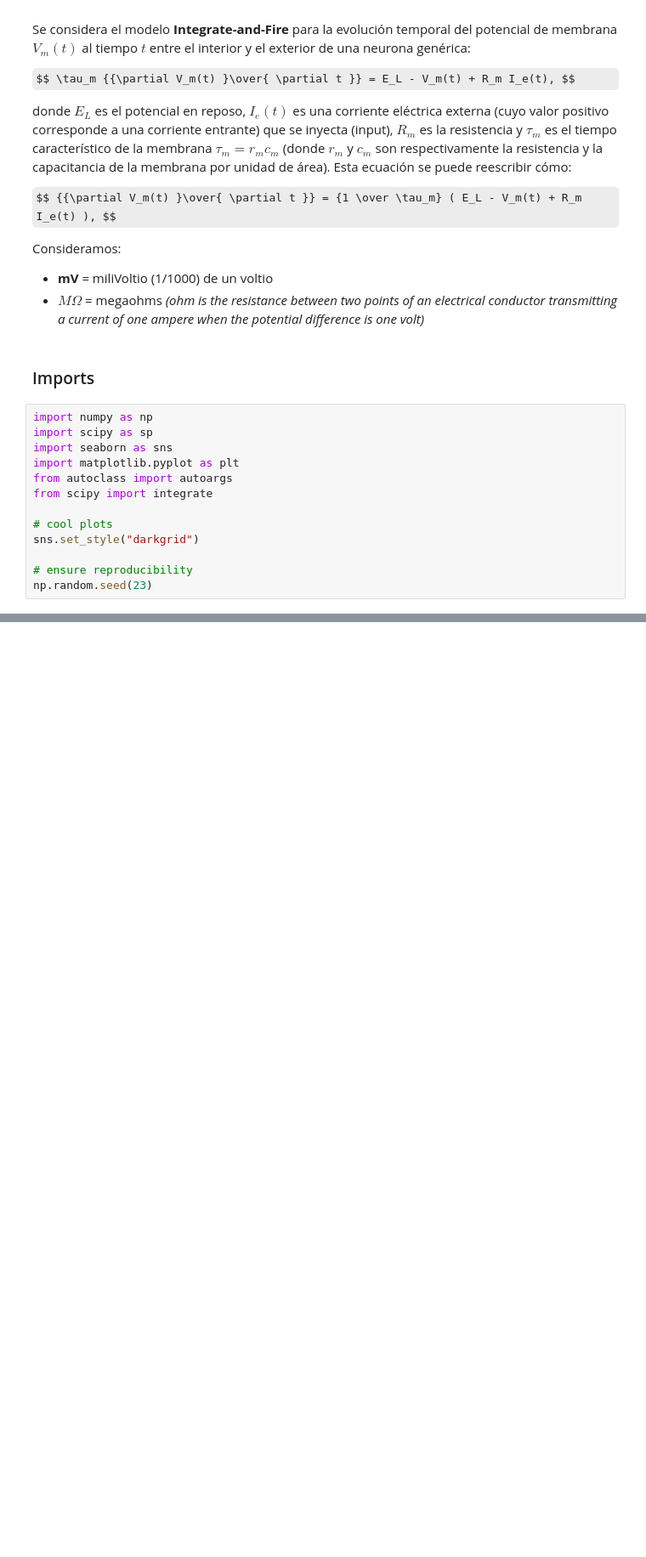
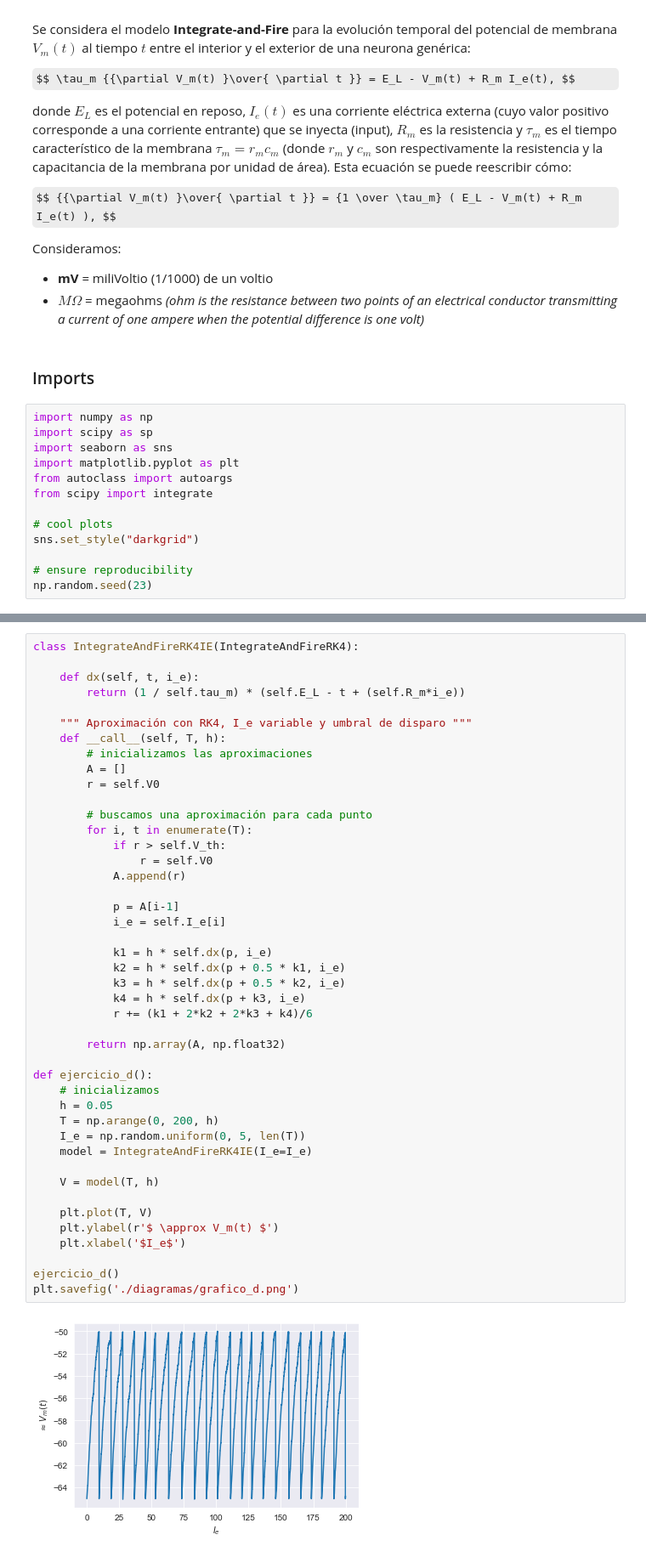
Before and after one commit to rusito-23/RedesNeuronales2020, a Jupyter notebook: TP2/TP2.ipynb, the cells around one changed output, grey strips where cells are left out. Shown: that part at 85% size. Cells and saved outputs as stored; diff of their text form; some formulas as TeX source; blank space fills up the shorter version.

```diff
--- a/TP2/TP2.ipynb
+++ b/TP2/TP2.ipynb
@@ -116,0 +207,46 @@ plt.show()
+# %%
+class IntegrateAndFireRK4IE(IntegrateAndFireRK4):
+
+    def dx(self, t, i_e):
+        return (1 / self.tau_m) * (self.E_L - t + (self.R_m*i_e))
+
+    """ Aproximación con RK4, I_e variable y umbral de disparo """
+    def __call__(self, T, h):
+        # inicializamos las aproximaciones
+        A = []
+        r = self.V0
+
+        # buscamos una aproximación para cada punto
+        for i, t in enumerate(T):
+            if r > self.V_th:
+                r = self.V0
+            A.append(r)
+
+            p = A[i-1]
+            i_e = self.I_e[i]
+
+            k1 = h * self.dx(p, i_e)
+            k2 = h * self.dx(p + 0.5 * k1, i_e)
+            k3 = h * self.dx(p + 0.5 * k2, i_e)
+            k4 = h * self.dx(p + k3, i_e)
+            r += (k1 + 2*k2 + 2*k3 + k4)/6
+
+        return np.array(A, np.float32)
+
+def ejercicio_d():
+    # inicializamos
+    h = 0.05
+    T = np.arange(0, 200, h)
+    I_e = np.random.uniform(0, 5, len(T))
+    model = IntegrateAndFireRK4IE(I_e=I_e)
+
+    V = model(T, h)
+
+    plt.plot(T, V)
+    plt.ylabel(r'$ \approx V_m(t) $')
+    plt.xlabel('$I_e$')
+
+ejercicio_d()
+plt.savefig('./diagramas/grafico_d.png')
+# %% [output]
+[figure, added]
```
Also changed, not shown: parts of 13 cells of this notebook, 6 other files.
